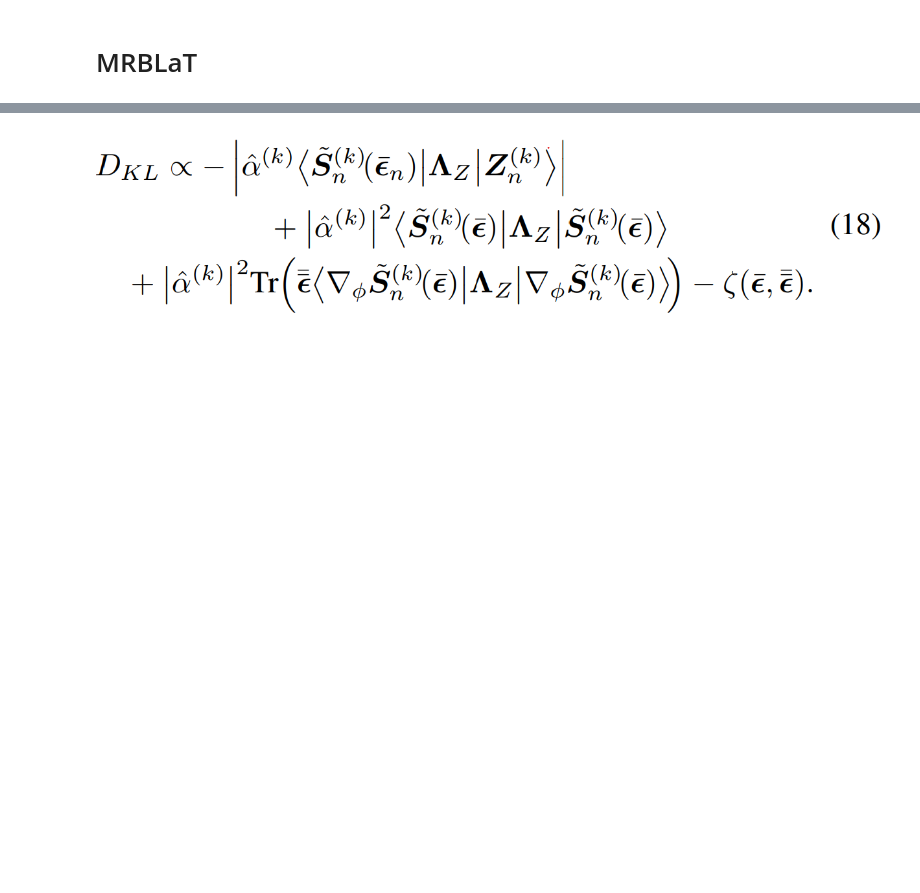
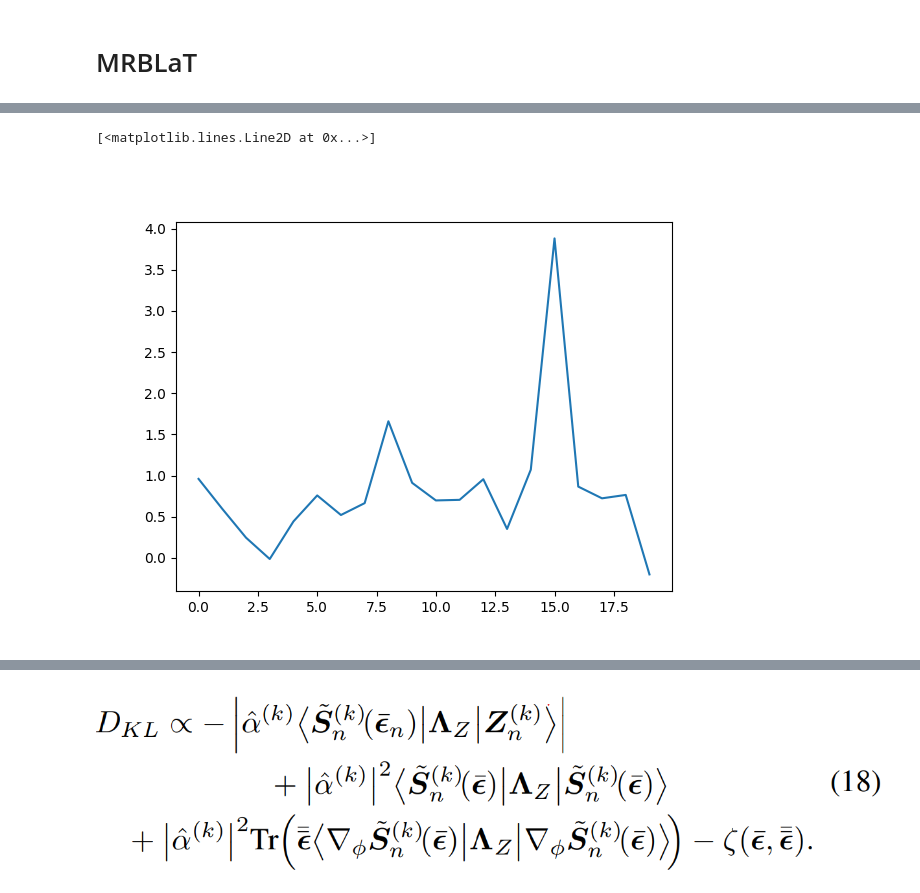
Before and after one commit to RHIMMELAND/MMARS, a Jupyter notebook: examples/MRBLaT_test.ipynb, the cells around one changed output, grey strips where cells are left out. Cells and saved outputs as stored; diff of their text form; code cells hidden in the pictures; blank space fills up the shorter version.

```diff
--- a/examples/MRBLaT_test.ipynb
+++ b/examples/MRBLaT_test.ipynb
@@ -68,0 +79,6 @@ NameError: name 'asdaesdgt' is not defined
+# %%
+plt.figure()
+plt.plot(phi_bar[:, 2])
+# %% [output]
+[<matplotlib.lines.Line2D at 0x...>]
+[figure, added]
```
Also changed, not shown: parts of 30 cells of this notebook.
